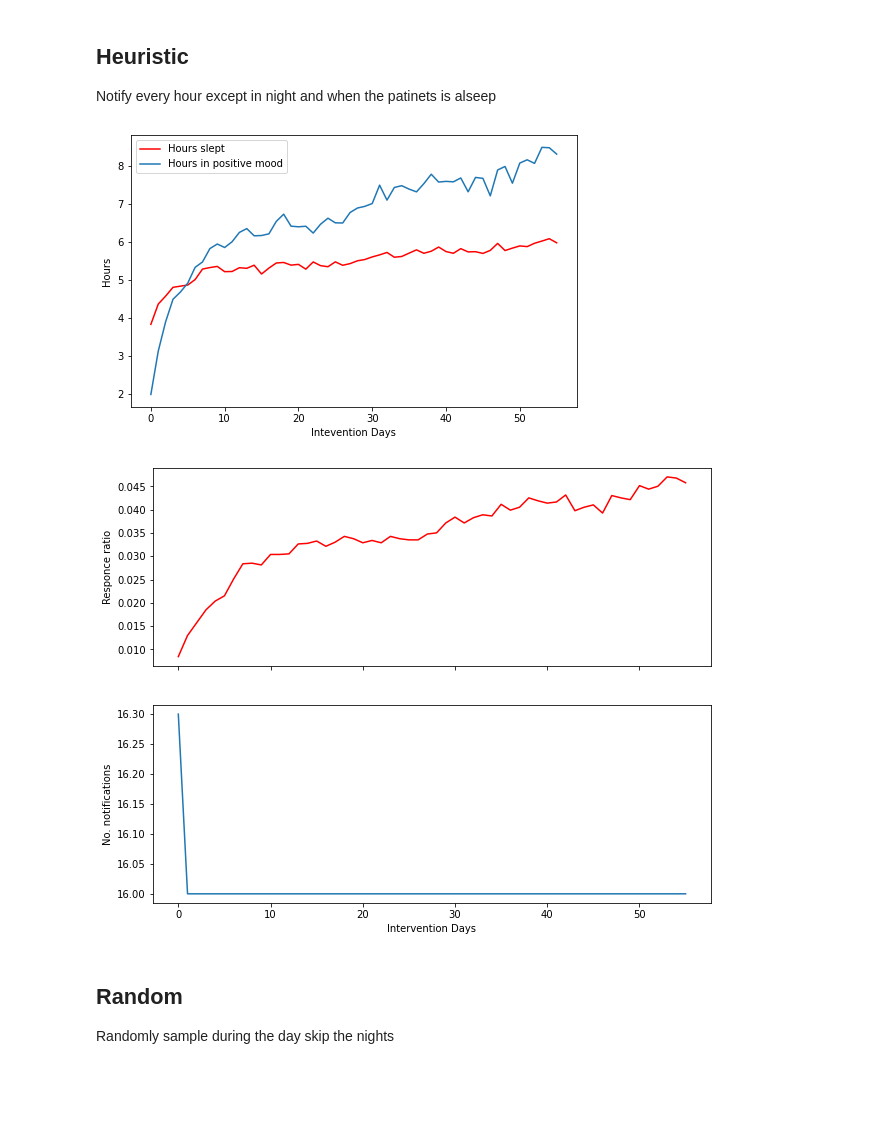
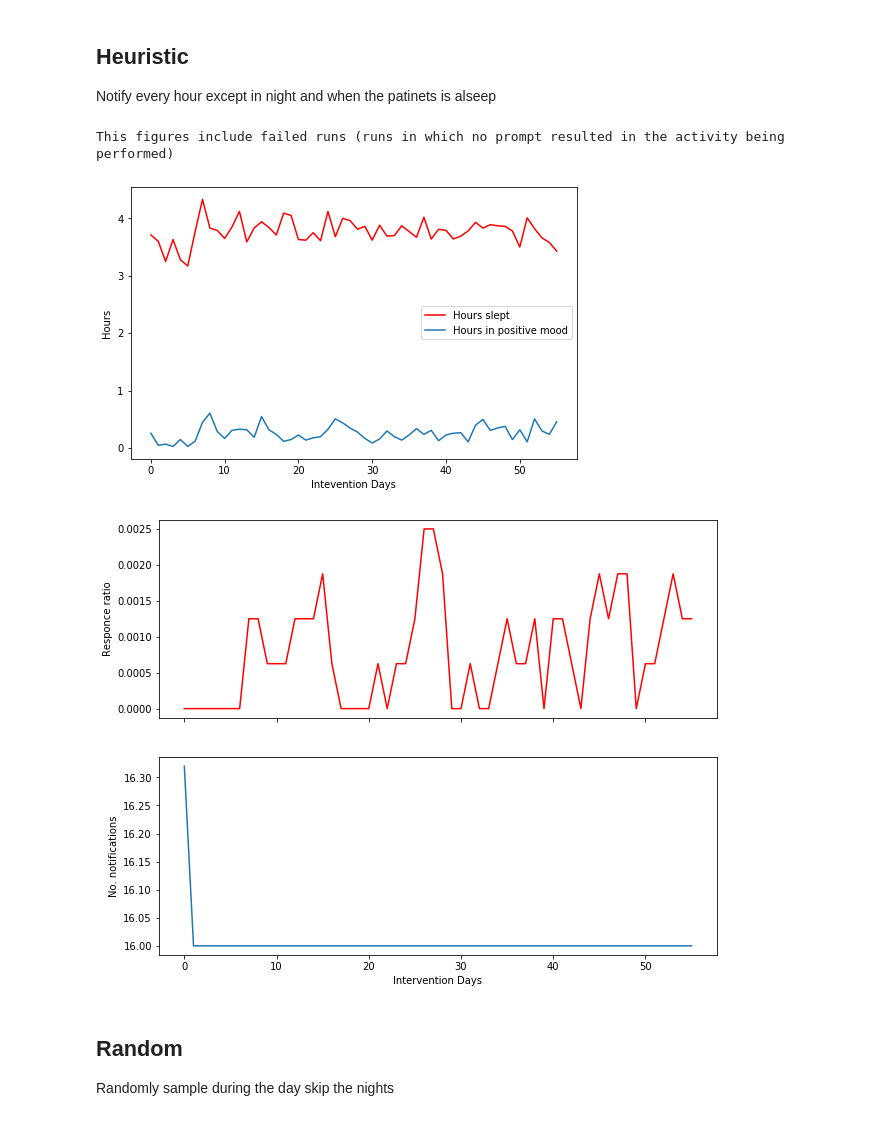
Before and after one commit to sysmon37/aibi-dhi-simulator, a Jupyter notebook: RLapproaches_comparison.ipynb, the cells around one changed output. Saved outputs shown, nothing was run; the diff lists cells and outputs as text; code cells hidden in the pictures; blank space fills up the shorter version.

Commit message:
Changes to the patient enviroment. Work in progress...

```diff
--- a/RLapproaches_comparison.ipynb
+++ b/RLapproaches_comparison.ipynb
@@ -16,10 +17,29 @@ week= 7 * updated_every_day
 eight_weeks = week * 8
 five_weeks = week * 5
 # %%
+#basic stable condition
+condition = 'stable'
 habituation=False
-time_preference_update_step= five_weeks #very high e.g. 9999999999 to make it outside of the intervention time...effectively no preference shift
+time_preference_update_step= 9999999999999999 #very high e.g. 9999999999 to make it outside of the intervention time...effectively no preference shift
+
+#Other options:
+# condition = 'habituated'
+# habituation=True
+# time_preference_update_step= 9999999999999999
+
+# condition = 'changed_preference'
+# habituation=False
+# time_preference_update_step= five_weeks
+
+# condition = 'habituated_changed_preference'
+# habituation=True
+# time_preference_update_step= five_weeks
 # %%
-runs = 500
+runs = 100
+# %%
+results_directory = 'results3'
+if not os.path.exists(results_directory):
+    os.makedirs(results_directory)
 # %% [markdown]
 # No interverntion
 # %%
@@ -50,7 +70,7 @@ plt.show()
 # %% [markdown]
 # Intervention
 # %%
-def intervention(method, runs, name, condition='stable'):
+def intervention(method, runs, name, condition):
     rr_random_list = []
     not_random_list = []
     sleep_list = []
@@ -68,12 +88,14 @@ def intervention(method, runs, name, condition='stable'):
         df['positive'] = env1.h_positive
         df['non_stationary'] = env1.h_nonstationary
 
-        df.to_csv("patient1_{0}_{1}_run{2}.csv".format(condition, name, run))
+        df.to_csv("{0}/patient1_{1}_{2}_run{3}.csv".format(results_directory, condition, name, run))
         rr_random_list.append(df.responce_ratio)
         not_random_list.append(df.notifications)
         sleep_list.append(df.sleep)
         positive_list.append(df.positive)
 
+
+    print("This figures include failed runs (runs in which no prompt resulted in the activity being performed)")
     fig = plt.figure( figsize=(8, 5))
     plt.plot(np.nanmean(np.array(sleep_list), axis=0), label='Hours slept', color ='r')
     plt.plot(np.mean(positive_list, axis=0), label='Hours in positive mood')
@@ -108,10 +130,11 @@ def always_notify(env1, intervention_legth=eight_weeks):
 
     return env1
 # %%
-sleep_listh, positive_listh, rr_h_list, not_h_list = intervention(always_notify, runs, 'h')
+sleep_listh, positive_listh, rr_h_list, not_h_list = intervention(always_notify, runs, 'h', condition)
 # %% [output]
+This figures include failed runs (runs in which no prompt resulted in the activity being performed)
-[figure, old version]
+[figure, new version]
-[figure, old version]
+[figure, new version]
 # %% [markdown]
 ## Random
 Randomly sample during the day skip the nights
```
Also changed, not shown: parts of 36 cells of this notebook, 1 other file.
